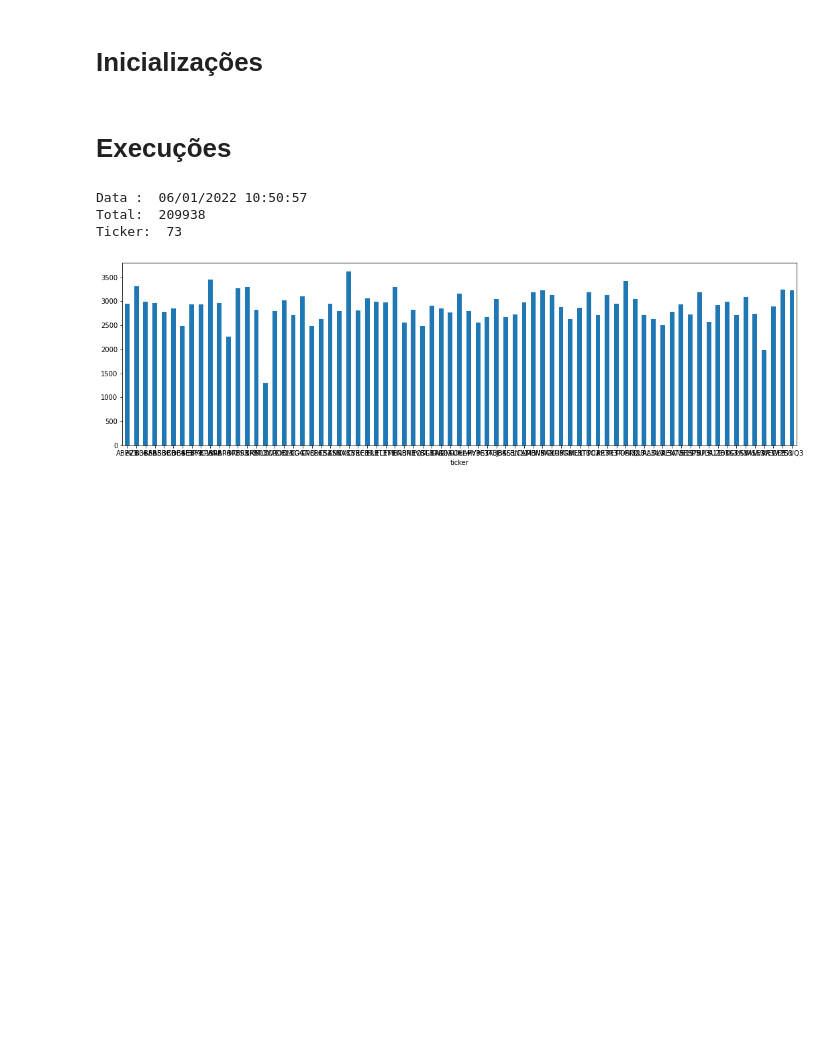
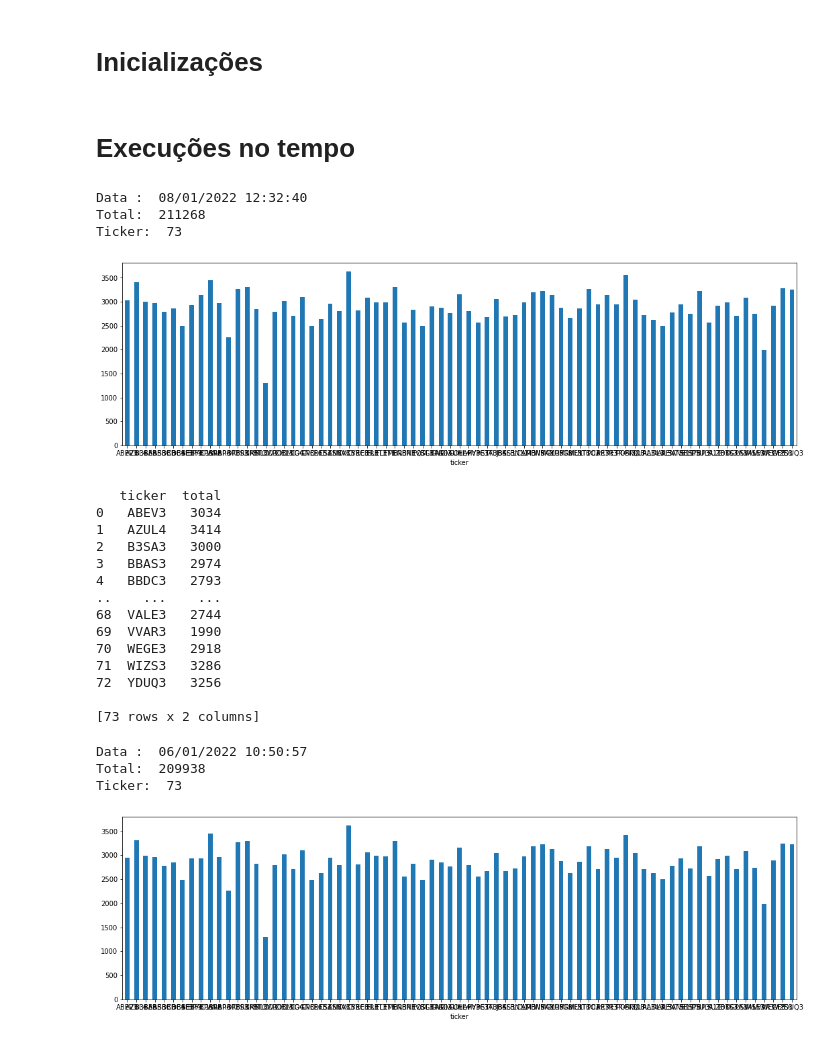
Before and after one commit to paulofor/Jupyter-Espaco01, a Jupyter notebook: ResultadoFuturo/RegraProjecao1 - Evolucao.ipynb, the cells around one changed output. Drawn from its saved outputs; the diff is of its cells as text; code cells hidden in the pictures; blank space fills up the shorter version.

```diff
--- a/ResultadoFuturo/RegraProjecao1 - Evolucao.ipynb
+++ b/ResultadoFuturo/RegraProjecao1 - Evolucao.ipynb
@@ -9,7 +9,44 @@ import matplotlib.pyplot as plt
 import numpy as np
 from datetime import datetime
 # %% [markdown]
-# Execuções
+# Execuções no tempo
+# %%
+r = requests.get(url)
+j = r.json()
+df = pd.DataFrame.from_dict(j)
+dfTicker = df.groupby(['ticker']).agg('qtde').sum().reset_index(name ='total')
+
+now = datetime.now()
+dt_string = now.strftime("%d/%m/%Y %H:%M:%S")
+
+print('Data : ' , dt_string)
+print('Total: ' , df.agg('qtde').sum())
+print('Ticker: ' , len(dfTicker))
+
+
+dfTicker.plot.bar(x='ticker', y='total', rot=0, figsize=(18,5), legend=None)
+plt.show()
+
+print(dfTicker)
+# %% [output]
+Data :  08/01/2022 12:32:40
+Total:  211268
+Ticker:  73
+[figure, added]
+   ticker  total
+0   ABEV3   3034
+1   AZUL4   3414
+2   B3SA3   3000
+3   BBAS3   2974
+4   BBDC3   2793
+..    ...    ...
+68  VALE3   2744
+69  VVAR3   1990
+70  WEGE3   2918
+71  WIZS3   3286
+72  YDUQ3   3256
+
+[73 rows x 2 columns]
 # %%
 r = requests.get(url)
 j = r.json()
```
Also changed, not shown: 5 other files.
